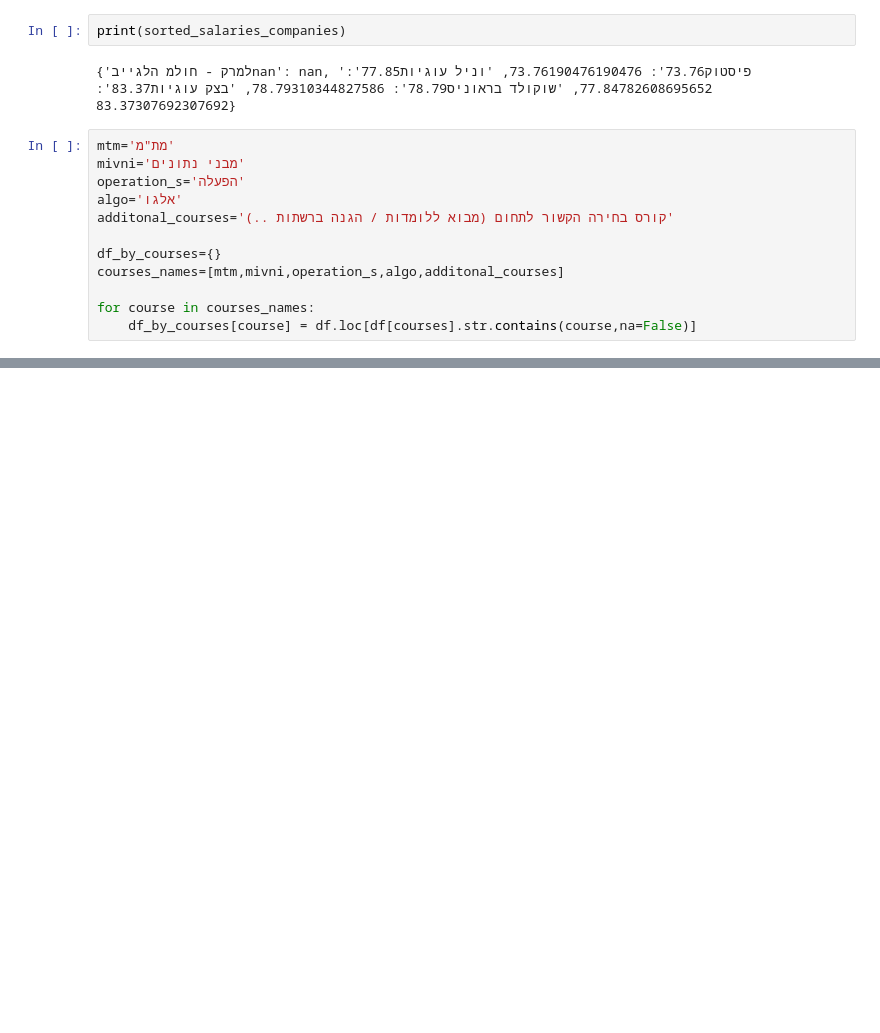
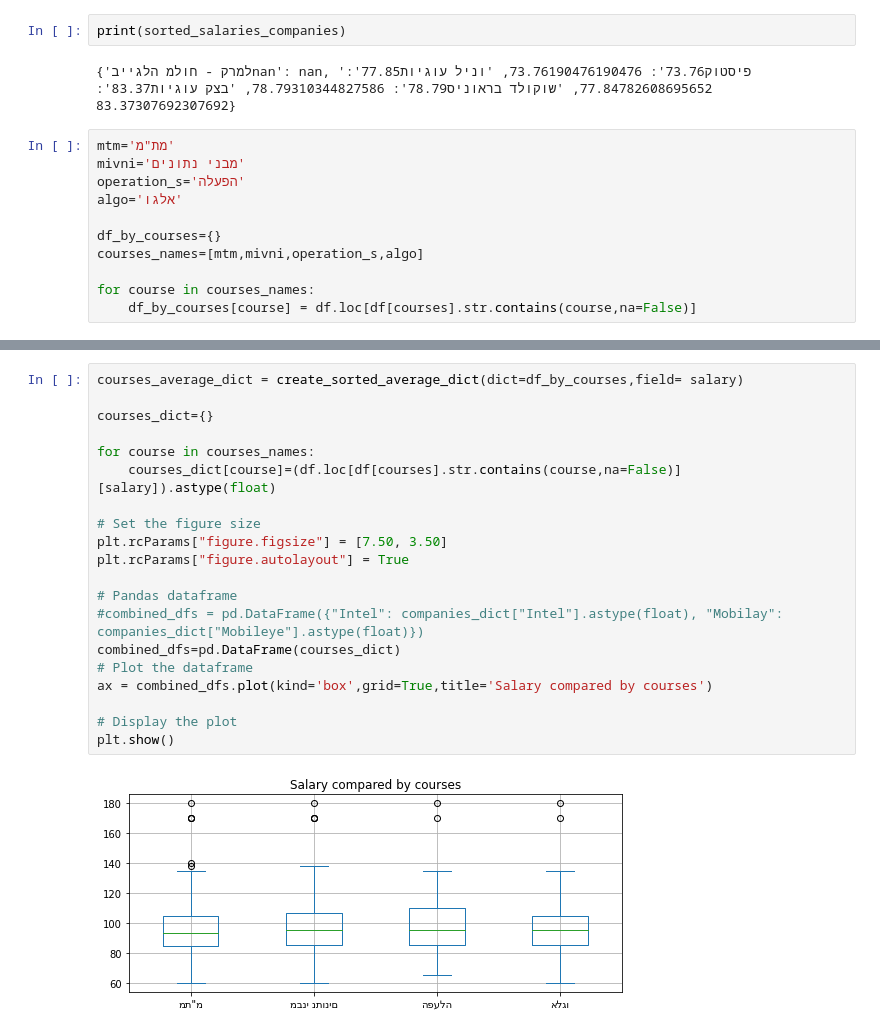
Before and after one commit to itay-nakash/SalarySurvey, a Jupyter notebook: SalarySurvey_form.ipynb, the cells around one changed output, grey strips where cells are left out. Drawn from its saved outputs; the diff is of its cells as text; blank space fills up the shorter version.

```diff
--- a/SalarySurvey_form.ipynb
+++ b/SalarySurvey_form.ipynb
@@ -237,10 +263,9 @@ mtm='מת"מ'
 mivni='מבני נתונים'
 operation_s='הפעלה'
 algo='אלגו'
-additonal_courses='קורס בחירה הקשור לתחום (מבוא ללומדות / הגנה ברשתות ..)'
 
 df_by_courses={}
-courses_names=[mtm,mivni,operation_s,algo,additonal_courses]
+courses_names=[mtm,mivni,operation_s,algo]
 
 for course in courses_names:
     df_by_courses[course] = df.loc[df[courses].str.contains(course,na=False)]
@@ -247 +279,23 @@ for course in courses_names:
+# %%
+courses_average_dict = create_sorted_average_dict(dict=df_by_courses,field= salary)
+
+courses_dict={}
+
+for course in courses_names:
+    courses_dict[course]=(df.loc[df[courses].str.contains(course,na=False)][salary]).astype(float)
+
+# Set the figure size
+plt.rcParams["figure.figsize"] = [7.50, 3.50]
+plt.rcParams["figure.autolayout"] = True
+
+# Pandas dataframe
+#combined_dfs = pd.DataFrame({"Intel": companies_dict["Intel"].astype(float), "Mobilay": companies_dict["Mobileye"].astype(float)})
+combined_dfs=pd.DataFrame(courses_dict)
+# Plot the dataframe
+ax = combined_dfs.plot(kind='box',grid=True,title='Salary compared by courses')
+
+# Display the plot
+plt.show()
+# %% [output]
+[figure, added]
 # %%
```
Also changed, not shown: parts of 25 cells of this notebook.
